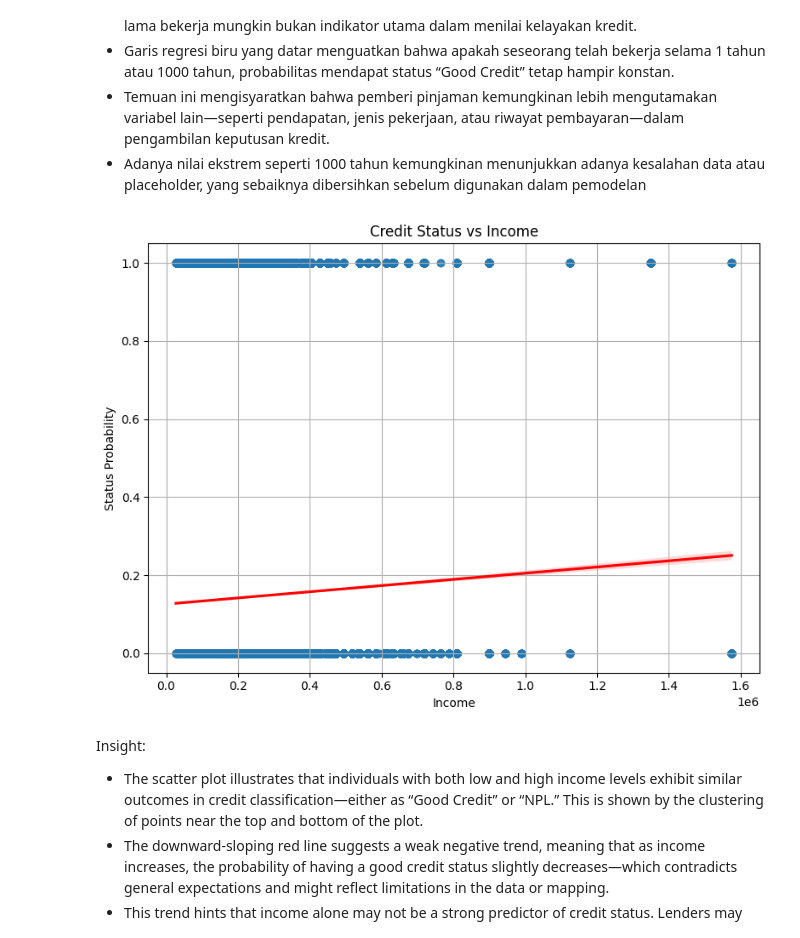
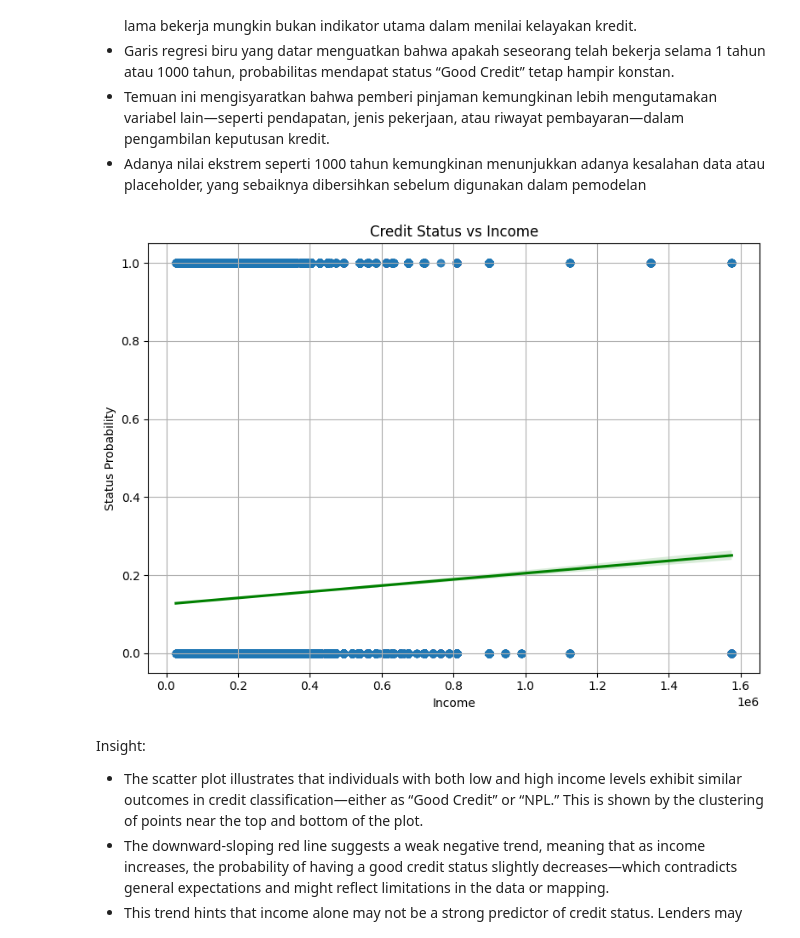
Before and after one commit to yonathanggraiwan/p2-final-project-ftds-028-hck-group-001, a Jupyter notebook: EDA.ipynb, the cells around one changed output. Drawn from its saved outputs; the diff is of its cells as text; code cells hidden in the pictures.

```diff
--- a/EDA.ipynb
+++ b/EDA.ipynb
@@ -641,21 +675,21 @@ Insight:
 # %%
 plt.figure(figsize=(8, 6))
 sns.regplot(
     data=data,
     x='income',
     y=data['credit_status'].map({'Good Credit': 0, 'NPL': 1}),  # map categories to binary values directly
     logistic=False,
     scatter_kws={'alpha': 0.4},
-    line_kws={'color': 'red'}
+    line_kws={'color': 'green'}
 )
 plt.title('Credit Status vs Income')
 plt.xlabel('Income')
 plt.ylabel('Status Probability')
 plt.grid(True)
 plt.tight_layout()
 plt.show()
 # %% [output]
-[figure, old version]
+[figure, new version]
 # %% [markdown]
 Insight:
 
```
Also changed, not shown: parts of 12 cells of this notebook.
